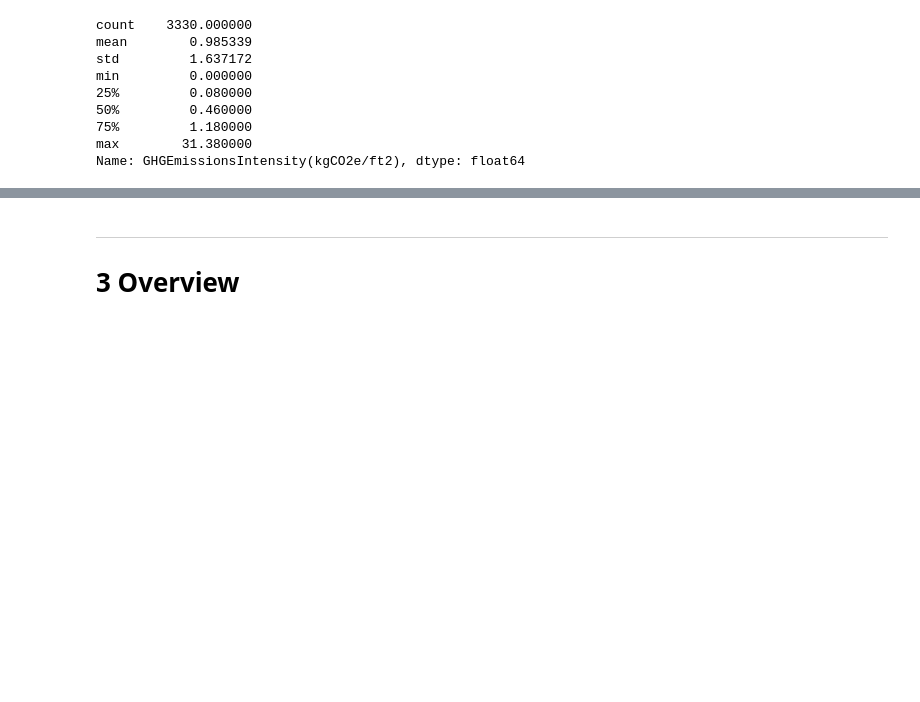
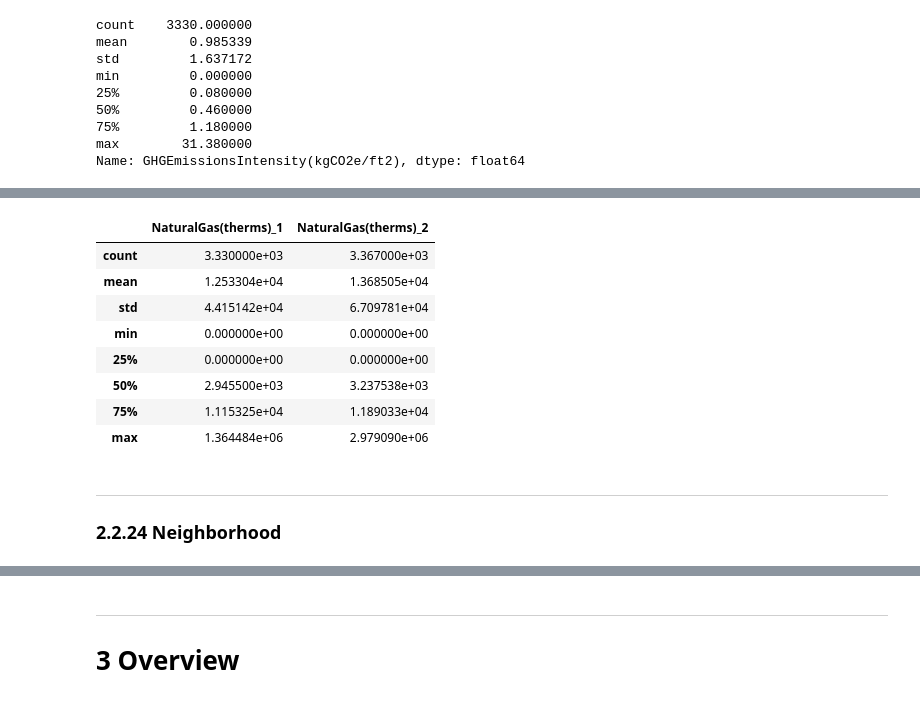
Before and after one commit to curiousmindflow/oc-ml-p3, a Jupyter notebook: preparation.ipynb, the cells around one changed output, grey strips where cells are left out. Cells and saved outputs as stored; diff of their text form; code cells hidden in the pictures; blank space fills up the shorter version.

```diff
--- a/preparation.ipynb
+++ b/preparation.ipynb
@@ -623,0 +543,15 @@ def multi_boxplot(data, features):
+# %%
+decribe_several(feature, data, data2)
+# %% [output]
+|  | NaturalGas(therms)_1 | NaturalGas(therms)_2 |
+| count | 3.330000e+03 | 3.367000e+03 |
+| mean | 1.253304e+04 | 1.368505e+04 |
+| std | 4.415142e+04 | 6.709781e+04 |
+| min | 0.000000e+00 | 0.000000e+00 |
+| 25% | 0.000000e+00 | 0.000000e+00 |
+| 50% | 2.945500e+03 | 3.237538e+03 |
+| 75% | 1.115325e+04 | 1.189033e+04 |
+| max | 1.364484e+06 | 2.979090e+06 |
+# %% [markdown]
+***
+### 2.2.24 Neighborhood
```
Also changed, not shown: parts of 246 cells of this notebook, 2 other files.
